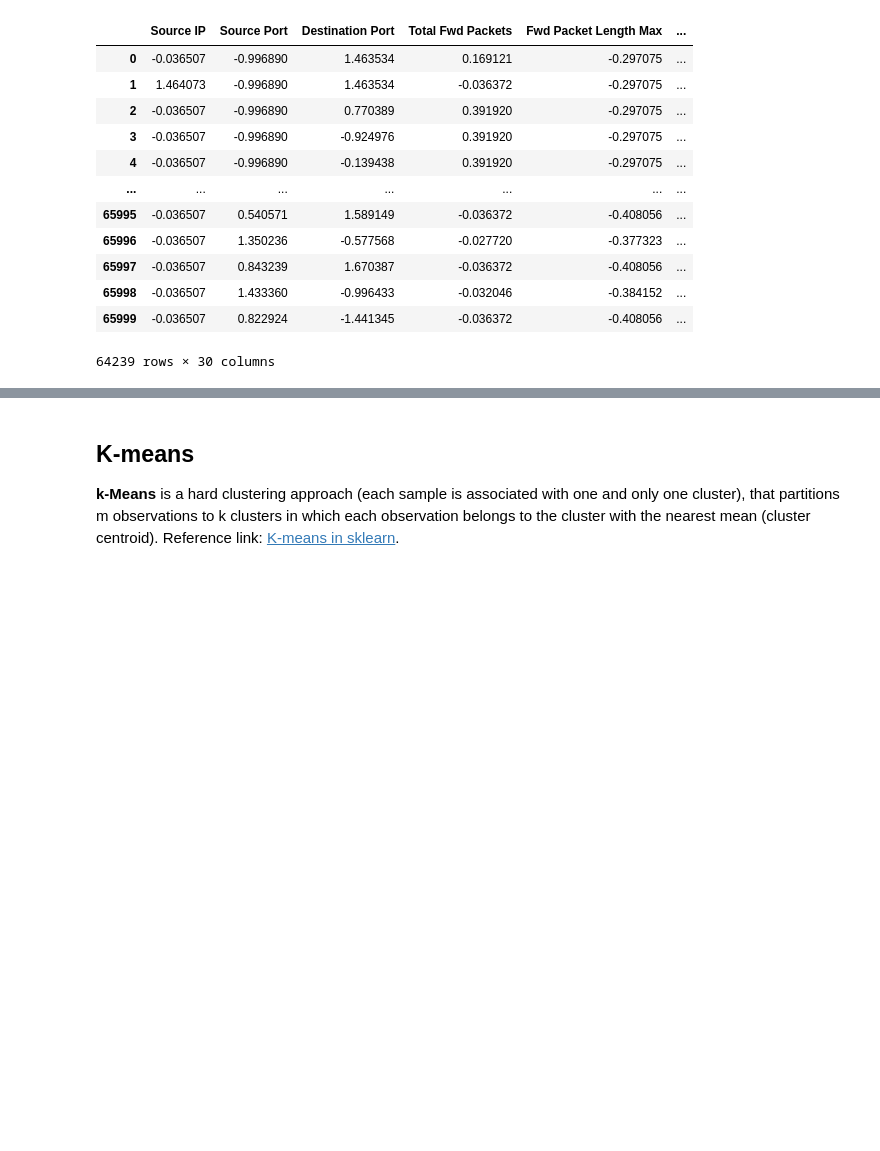
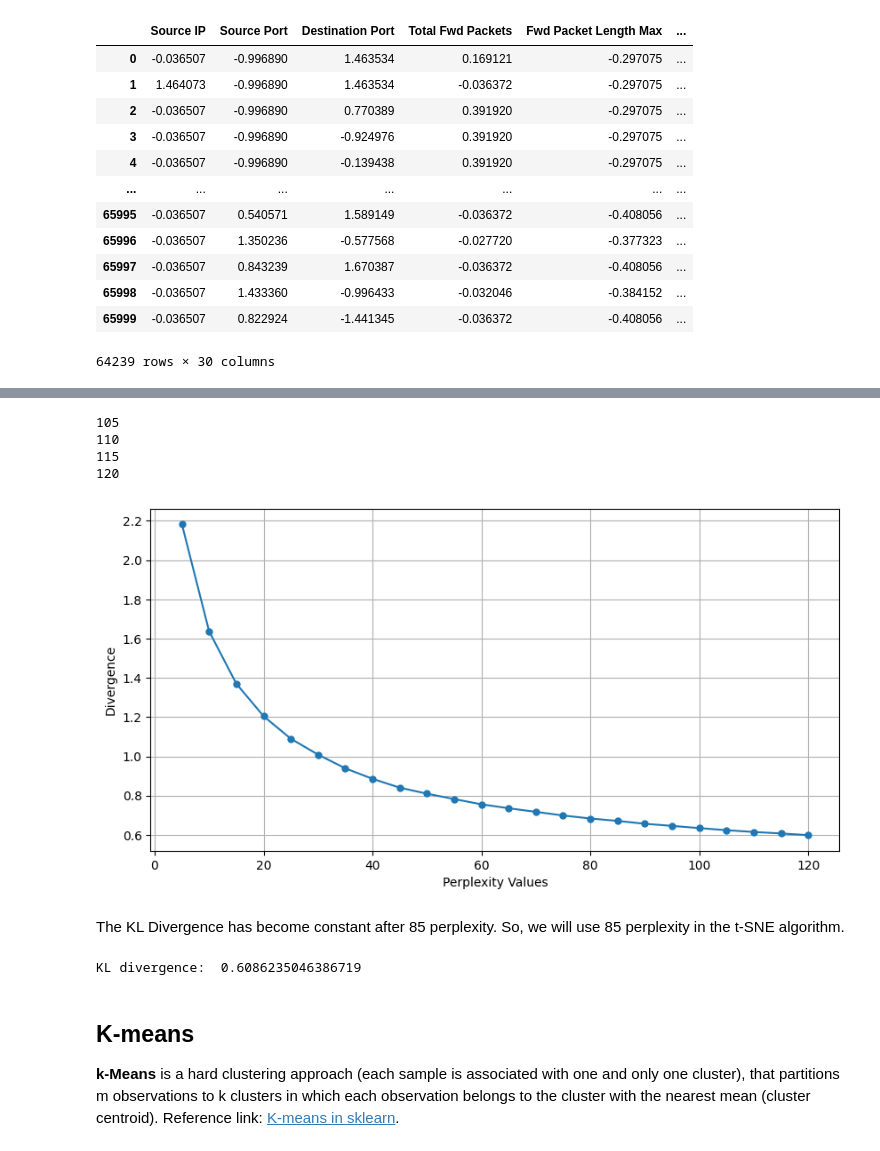
Before and after one commit to iochia02/ML4N_project, a Jupyter notebook: Code/4-unsupervised_learning.ipynb, the cells around one changed output, grey strips where cells are left out. Drawn from its saved outputs; the diff is of its cells as text; code cells hidden in the pictures; blank space fills up the shorter version.

```diff
--- a/Code/4-unsupervised_learning.ipynb
+++ b/Code/4-unsupervised_learning.ipynb
@@ -61,3 +83,36 @@ projection = pd.DataFrame(projection)
+# %%
+# per calcolare nuovi valori della divergence
+for i in np.arange(105, 125, 5):
+    print(i)
+    model = TSNE(n_components=2, init="pca", perplexity=i)
+    reduced = model.fit_transform(X)
+    divergence.append(model.kl_divergence_)
+# %% [output]
+105
+110
+115
+120
+# %%
+# Plot
+plt.figure(figsize=(10, 5))
+plt.plot(perplexity, divergence, marker='o', markersize=5)
+# plt.scatter(best_n, best_sh, color='r', marker='x', s=90)
+plt.grid()
+plt.xlabel('Perplexity Values')
+plt.ylabel('Divergence')
+plt.show()
+# %% [output]
+[figure, added]
+# %% [markdown]
+The KL Divergence has become constant after 85 perplexity. So, we will use 85 perplexity in the t-SNE algorithm.
+# %%
+# 2D T-SNE
+tsne = TSNE(n_components=2, perplexity=115)
+projection_tsne = tsne.fit_transform(X)
+projection_tsne = pd.DataFrame(projection_tsne)
+print("KL divergence: ",tsne.kl_divergence_)
+# %% [output]
+KL divergence:  0.6086235046386719
 # %% [markdown]
 ## K-means
 **k-Means** is a hard clustering approach (each sample is associated with one and only one cluster), that partitions m observations to k clusters in which each observation belongs to the cluster with the nearest mean (cluster centroid).
```
Also changed, not shown: parts of 39 cells of this notebook.
